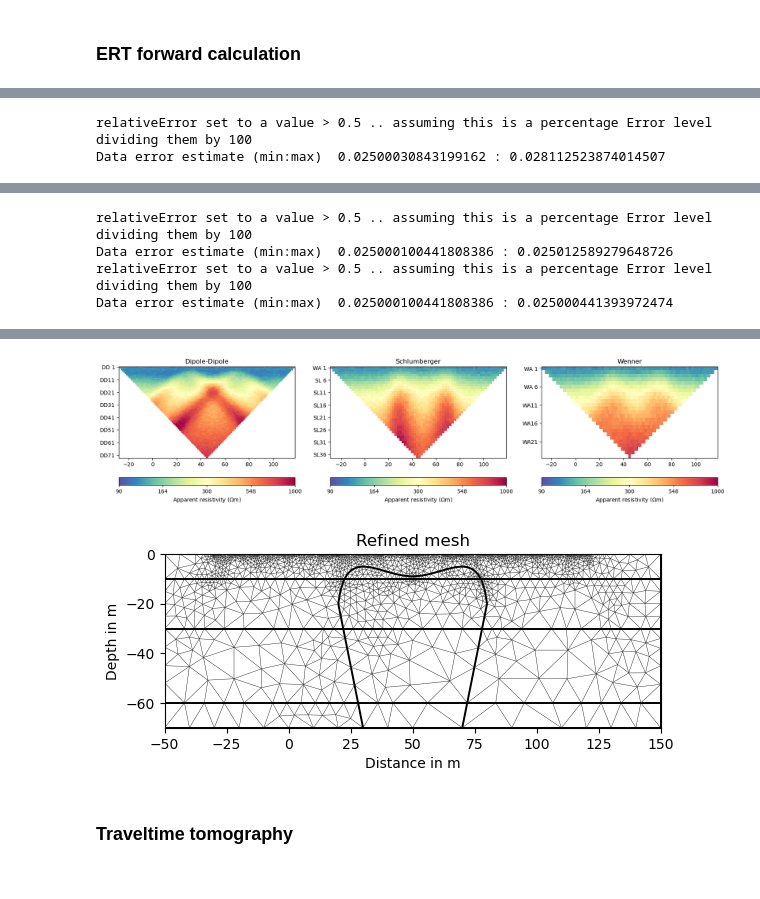
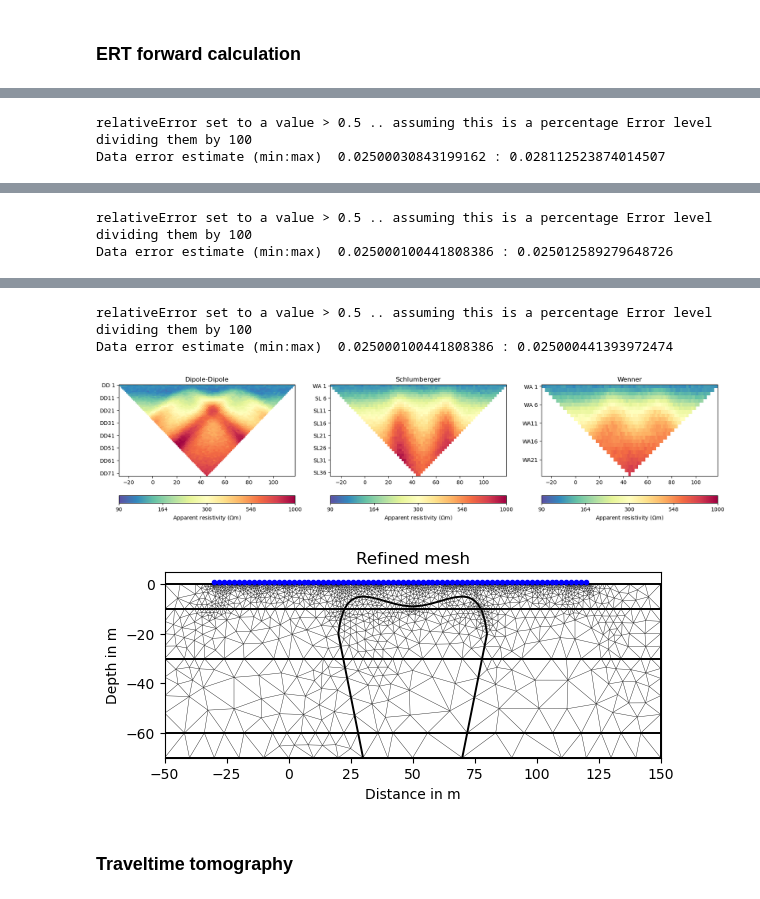
Before and after one commit to ZiegAnt/ResearchModule, a Jupyter notebook: RM_pygimli_computations.ipynb, the cells around one changed output, grey strips where cells are left out. Drawn from its saved outputs; the diff is of its cells as text; code cells hidden in the pictures.

```diff
--- a/RM_pygimli_computations.ipynb
+++ b/RM_pygimli_computations.ipynb
@@ -76,7 +76,7 @@ class ERT:
     n_elecs   = 76      # number of electrodes
     noiselev  = 2.5       # in prozent
     noiseabs  = 1e-6    # in volt = 0.001mV
-    save_data = True
+    save_data = False
 
 class TT:
     sensor_start = -40   # first geophone position
@@ -204,9 +205,11 @@ ax3.set_title('Wenner')
 # Inspecting refined mesh
 fig, ax = plt.subplots(1,1)
 pg.show(ert_mesh,ax=ax)
-#ax.plot(np.linspace(ERT.e_start,ERT.e_end,ERT.n_elecs)[::2],np.zeros(len(np.linspace(ERT.e_start,ERT.e_end,ERT.n_elecs)[::2])), 'r^')
+ax.plot(np.linspace(ERT.e_start,ERT.e_end,ERT.n_elecs)[::1],
+        np.ones(len(np.linspace(ERT.e_start,ERT.e_end,ERT.n_elecs)[::1])), 'b.')
 ax.set_xlabel('Distance in m')
+ax.set_ylim([-70,5])
 ax.set_ylabel('Depth in m')
 ax.set_title('Refined mesh')
-#plt.savefig('Images/ERT_refined_mesh.png')
+plt.savefig('Images/ERT_refined_mesh.png')
 # %% [output]
@@ -218,4 +220,2 @@ Data error estimate (min:max)  0.02500030843199162 : 0.028112523874014507
 relativeError set to a value > 0.5 .. assuming this is a percentage Error level dividing them by 100
 Data error estimate (min:max)  0.025000100441808386 : 0.025012589279648726
-relativeError set to a value > 0.5 .. assuming this is a percentage Error level dividing them by 100
-Data error estimate (min:max)  0.025000100441808386 : 0.025000441393972474
@@ -223,5 +223,7 @@ Text(0.5, 1.0, 'Refined mesh')
+relativeError set to a value > 0.5 .. assuming this is a percentage Error level dividing them by 100
+Data error estimate (min:max)  0.025000100441808386 : 0.025000441393972474
 [figure]
-[figure, old version]
+[figure, new version]
 # %% [markdown]
 ### Traveltime tomography
 # %%
```
Also changed, not shown: parts of 2 cells of this notebook, 15 other files.
